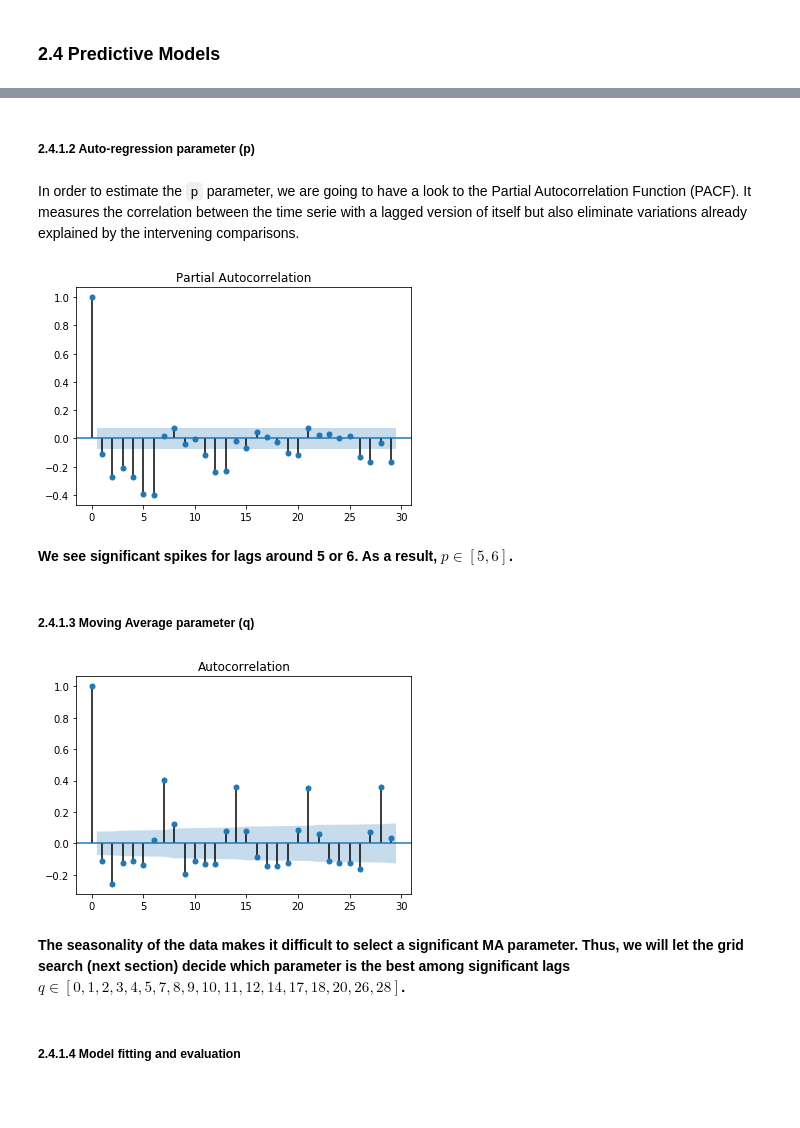
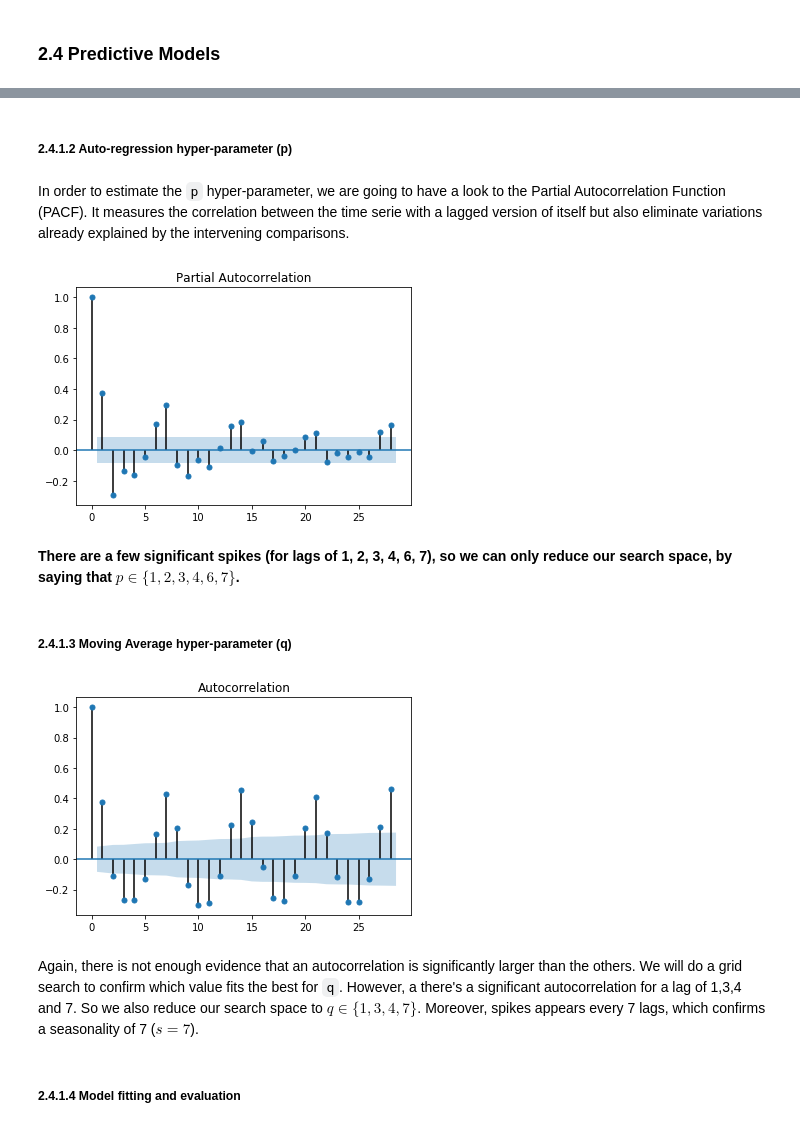
Before and after one commit to LouisAuneau/MISC-sales-forecasting, a Jupyter notebook: Report.ipynb, the cells around one changed output, grey strips where cells are left out. Cells and saved outputs as stored; diff of their text form; code cells hidden in the pictures; blank space fills up the shorter version.

```diff
--- a/Report.ipynb
+++ b/Report.ipynb
@@ -126,7 +132,9 @@ The datetime we generated allows us to create a timeserie (as a *Pandas Serie*).
 # %%
+weekly_sales_ts = transactions.set_index('DATETIME').groupby(pd.Grouper(freq='W-MON'))['SALES_VALUE'].sum()
 daily_sales_ts = transactions.set_index('DATETIME').groupby(pd.Grouper(freq='D'))['SALES_VALUE'].sum()
+display(weekly_sales_ts.head())
 
-display(daily_sales_ts.head())
-print(transactions.shape[0]/daily_sales_ts.count())
+print("Reduction factor: " + str(transactions.shape[0]/weekly_sales_ts.count()))
+print("Number of observations: " + str(weekly_sales_ts.count()))
 # %% [output]
 DATETIME
@@ -263 +272,4 @@ We are going to determine each of them in the following parts, using the Box-Jen
+# %%
+daily_sales_ts_copy = daily_sales_ts.copy() # We keep the original data
+daily_sales_ts = daily_sales_ts[4*30:]
 # %% [markdown]
@@ -323,20 +363,21 @@ daily_sales_ts_diff = daily_sales_ts.diff().fillna(0) # Applying the one differe
 # %% [markdown]
-##### 2.4.1.2 Auto-regression parameter (p)
+##### 2.4.1.2 Auto-regression hyper-parameter (p)
 # %% [markdown]
-In order to estimate the `p` parameter, we are going to have a look to the Partial Autocorrelation Function (PACF). It measures the correlation between the time serie with a lagged version of itself but also eliminate variations already explained by the intervening comparisons.
+In order to estimate the `p` hyper-parameter, we are going to have a look to the Partial Autocorrelation Function (PACF). It measures the correlation between the time serie with a lagged version of itself but also eliminate variations already explained by the intervening comparisons.
 # %%
-pacf = smg.tsaplots.plot_pacf(daily_sales_ts_diff) # We store the figure to avoid double display in jupyter
+pacf = smg.tsaplots.plot_pacf(daily_sales_ts) # We store the figure to avoid double display in jupyter
 # %% [output]
-[figure, old version]
+[figure, new version]
-# %% [markdown]
-**We see significant spikes for lags around 5 or 6. As a result, $p \in [5, 6]$.**
+# %% [markdown]
+**There are a few significant spikes (for lags of 1, 2, 3, 4, 6, 7), so we can only reduce our search space, by saying that $p \in \{1,2,3,4,6,7\}$.**
 # %% [markdown]
-##### 2.4.1.3 Moving Average parameter (q)
+##### 2.4.1.3 Moving Average hyper-parameter (q)
 # %%
-acf = smg.tsaplots.plot_acf(daily_sales_ts_diff)
+acf = smg.tsaplots.plot_acf(daily_sales_ts)
 # %% [output]
-[figure, old version]
+[figure, new version]
-# %% [markdown]
-**The seasonality of the data makes it difficult to select a significant MA parameter. Thus, we will let the grid search (next section) decide which parameter is the best among significant lags $q \in \left[0, 1, 2, 3, 4, 5, 7, 8, 9, 10, 11, 12, 14, 17, 18, 20, 26, 28 \right]$.**
+# %% [markdown]
+Again, there is not enough evidence that an autocorrelation is significantly larger than the others. We will do a grid search to confirm which value fits the best for `q`. However, a there's a significant autocorrelation for a lag of 1,3,4 and 7. So we also reduce our search space to **$q \in \{1,3,4,7\}$**.
+Moreover, spikes appears every 7 lags, which confirms a seasonality of 7 (**$s = 7$**).
 # %% [markdown]
 ##### 2.4.1.4 Model fitting and evaluation
```
Also changed, not shown: parts of 29 cells of this notebook.
